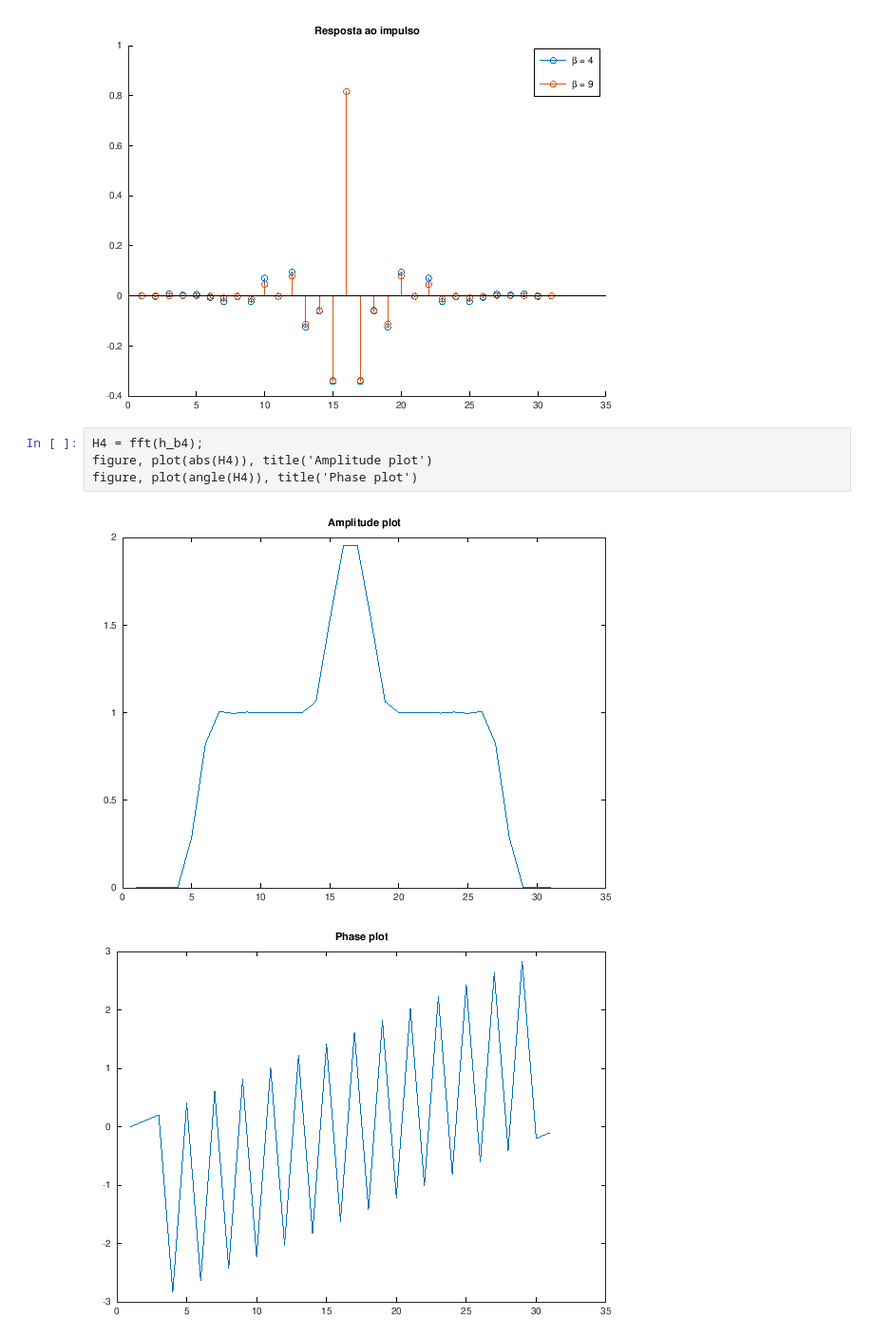
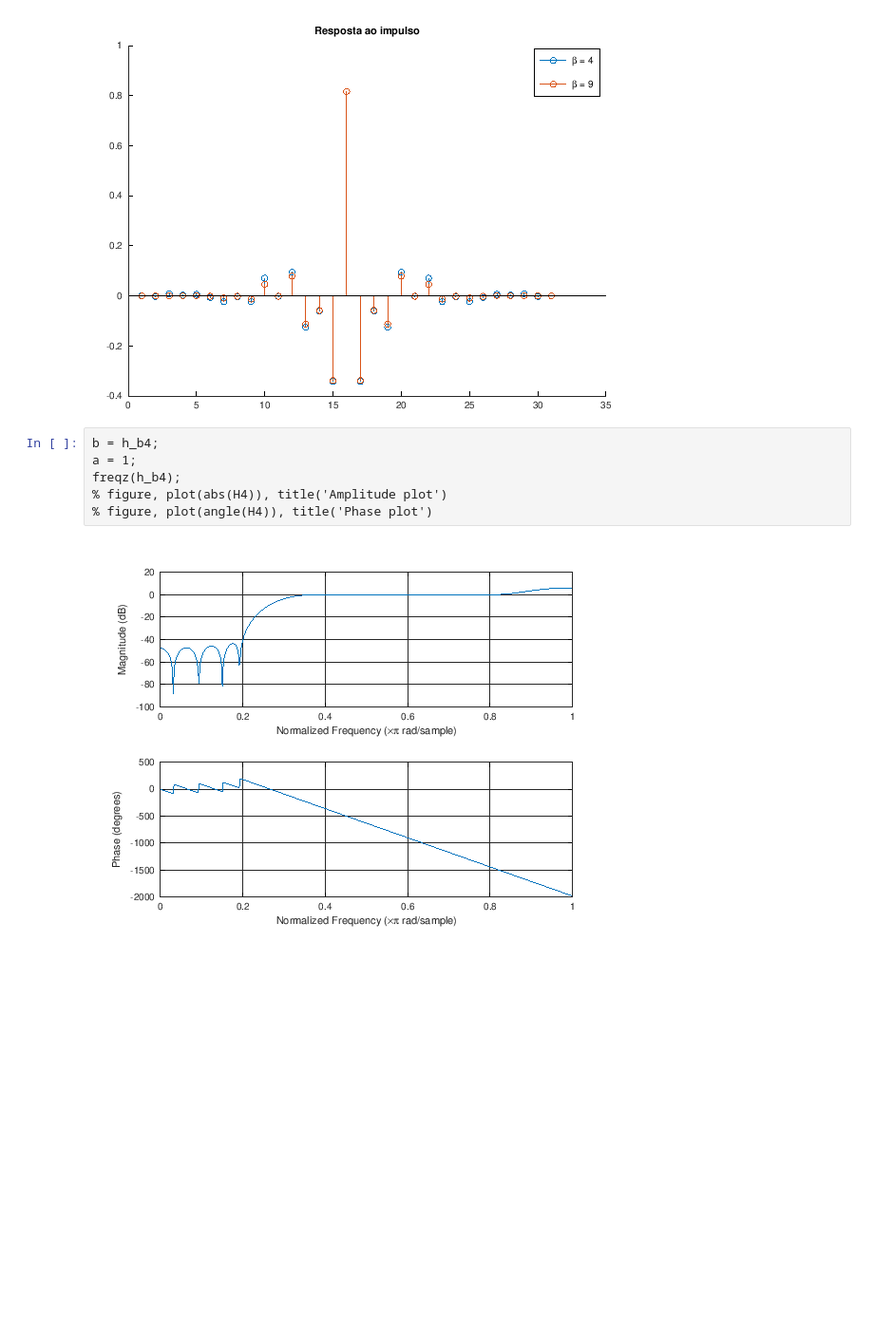
Before and after one commit to diegomhamilton/processamento-digital-de-sinais, a Jupyter notebook: Projeto_2/projeto.ipynb, the cells around one changed output. Shown at 95% size. Cells and saved outputs as stored; diff of their text form; blank space fills up the shorter version.

```diff
--- a/Projeto_2/projeto.ipynb
+++ b/Projeto_2/projeto.ipynb
@@ -232,9 +231,10 @@ title('Resposta ao impulso')
 # %% [output]
 [figure]
 # %%
-H4 = fft(h_b4);
-figure, plot(abs(H4)), title('Amplitude plot')
-figure, plot(angle(H4)), title('Phase plot')
+b = h_b4;
+a = 1;
+freqz(h_b4);
+% figure, plot(abs(H4)), title('Amplitude plot')
+% figure, plot(angle(H4)), title('Phase plot')
 # %% [output]
-[figure, old version]
+[figure, new version]
-[figure, removed]
```
Also changed, not shown: parts of 1 cell of this notebook.
